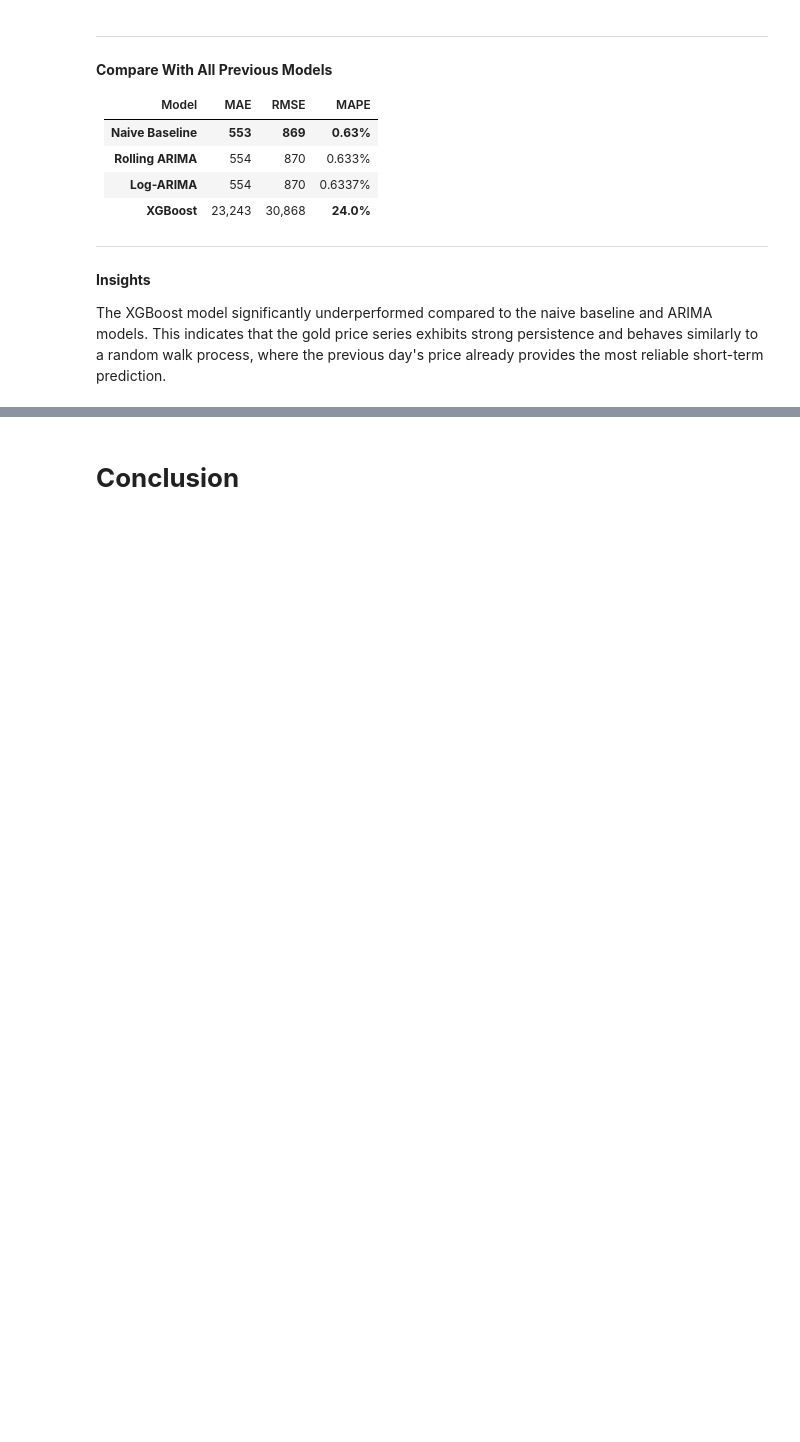
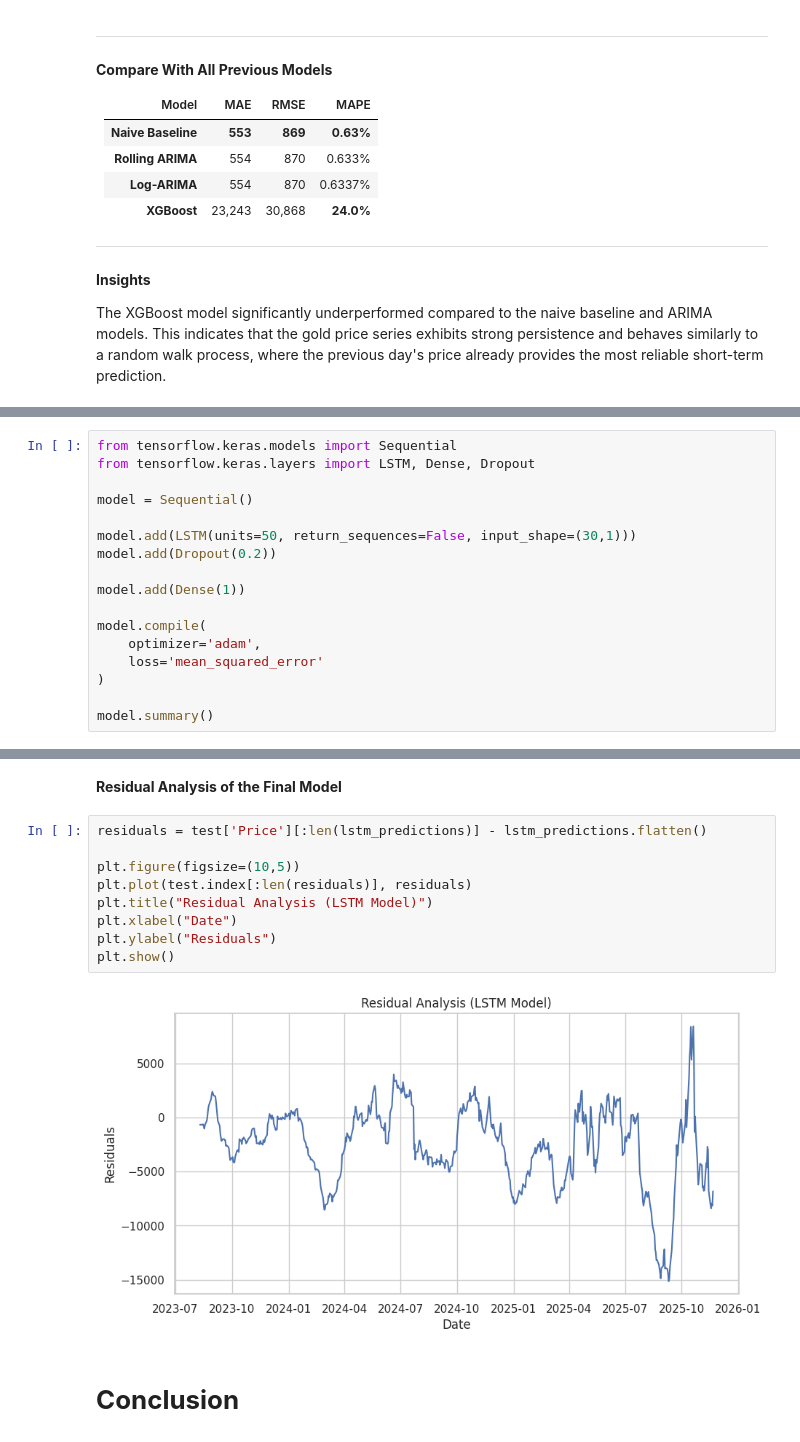
Before and after one commit to Sagarjain93/Machine-Learning-Portfolio, a Jupyter notebook: 03_ML_Practice/Gold_Price_Prediction_Forecasting/03_notebook/05_modelling.ipynb, the cells around one changed output, grey strips where cells are left out. Cells and saved outputs as stored; diff of their text form; blank space fills up the shorter version.

```diff
--- a/03_ML_Practice/Gold_Price_Prediction_Forecasting/03_notebook/05_modelling.ipynb
+++ b/03_ML_Practice/Gold_Price_Prediction_Forecasting/03_notebook/05_modelling.ipynb
@@ -2910,0 +2794,17 @@ plt.show()
+# %%
+from tensorflow.keras.models import Sequential
+from tensorflow.keras.layers import LSTM, Dense, Dropout
+
+model = Sequential()
+
+model.add(LSTM(units=50, return_sequences=False, input_shape=(30,1)))
+model.add(Dropout(0.2))
+
+model.add(Dense(1))
+
+model.compile(
+    optimizer='adam',
+    loss='mean_squared_error'
+)
+
+model.summary()
@@ -2911,2 +3019,15 @@ plt.show()
+# %% [markdown]
+**Residual Analysis of the Final Model**
+# %%
+residuals = test['Price'][:len(lstm_predictions)] - lstm_predictions.flatten()
+
+plt.figure(figsize=(10,5))
+plt.plot(test.index[:len(residuals)], residuals)
+plt.title("Residual Analysis (LSTM Model)")
+plt.xlabel("Date")
+plt.ylabel("Residuals")
+plt.show()
+# %% [output]
+[figure, added]
 # %% [markdown]
 # **Conclusion**
```
Also changed, not shown: parts of 49 cells of this notebook.
